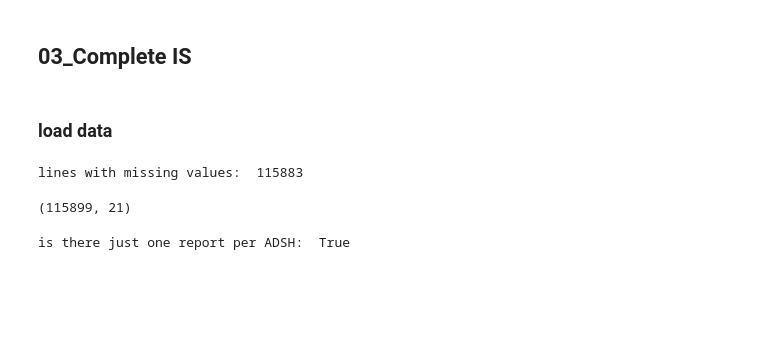
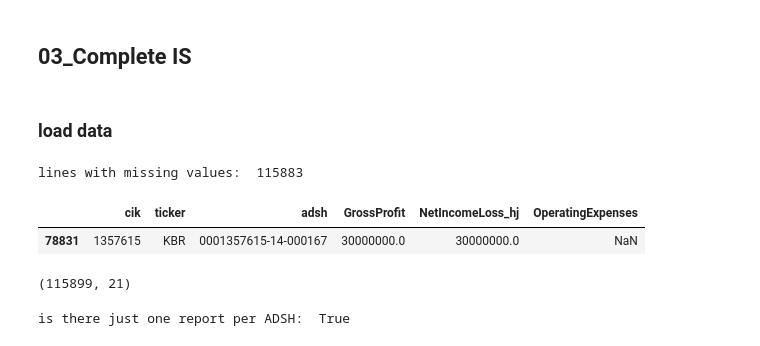
Before and after one commit to HansjoergW/bfh_mt_hs2020_sec_data, a Jupyter notebook: 05_CompleteAndCombine.ipynb, the cells around one changed output. Drawn from its saved outputs; the diff is of its cells as text; code cells hidden in the pictures; blank space fills up the shorter version.

```diff
--- a/05_CompleteAndCombine.ipynb
+++ b/05_CompleteAndCombine.ipynb
@@ -199,6 +199,11 @@ is_df = load_data("is")
 count_null(is_df)
 # %% [output]
 lines with missing values:  115883
+# %%
+is_df[(is_df.GrossProfit == is_df.NetIncomeLoss_hj) & is_df.GrossProfit.notnull() & is_df.NetIncomeLoss_hj.notnull()][['cik','ticker','adsh','GrossProfit','NetIncomeLoss_hj','OperatingExpenses']]
+# %% [output]
+|  | cik | ticker | adsh | GrossProfit | NetIncomeLoss_hj | OperatingExpenses |
+| 78831 | 1357615 | KBR | 0001357615-14-000167 | 30000000.0 | 30000000.0 | NaN |
 # %%
 is_df.shape
 # %% [output]
```
Also changed, not shown: parts of 14 cells of this notebook.
